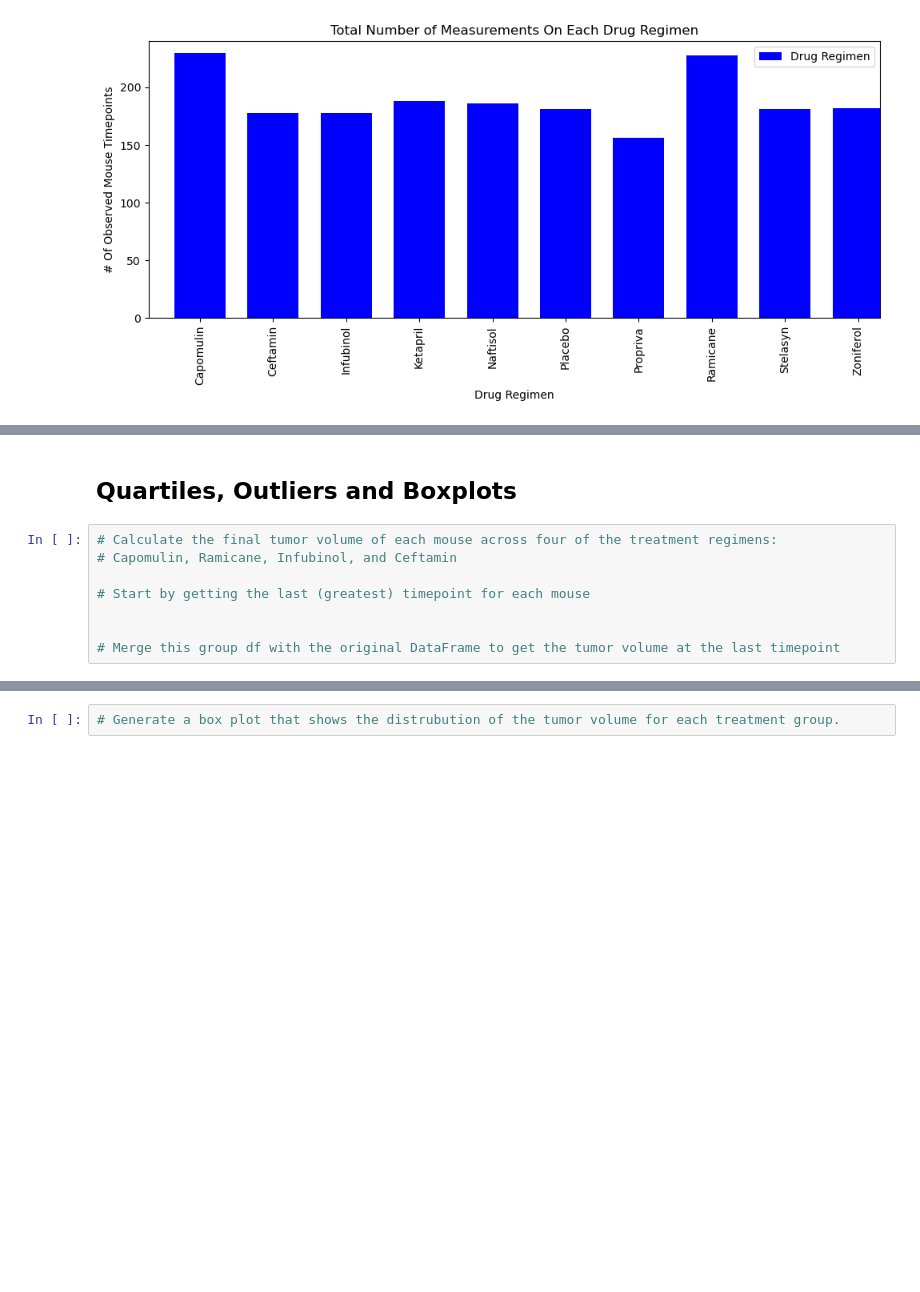
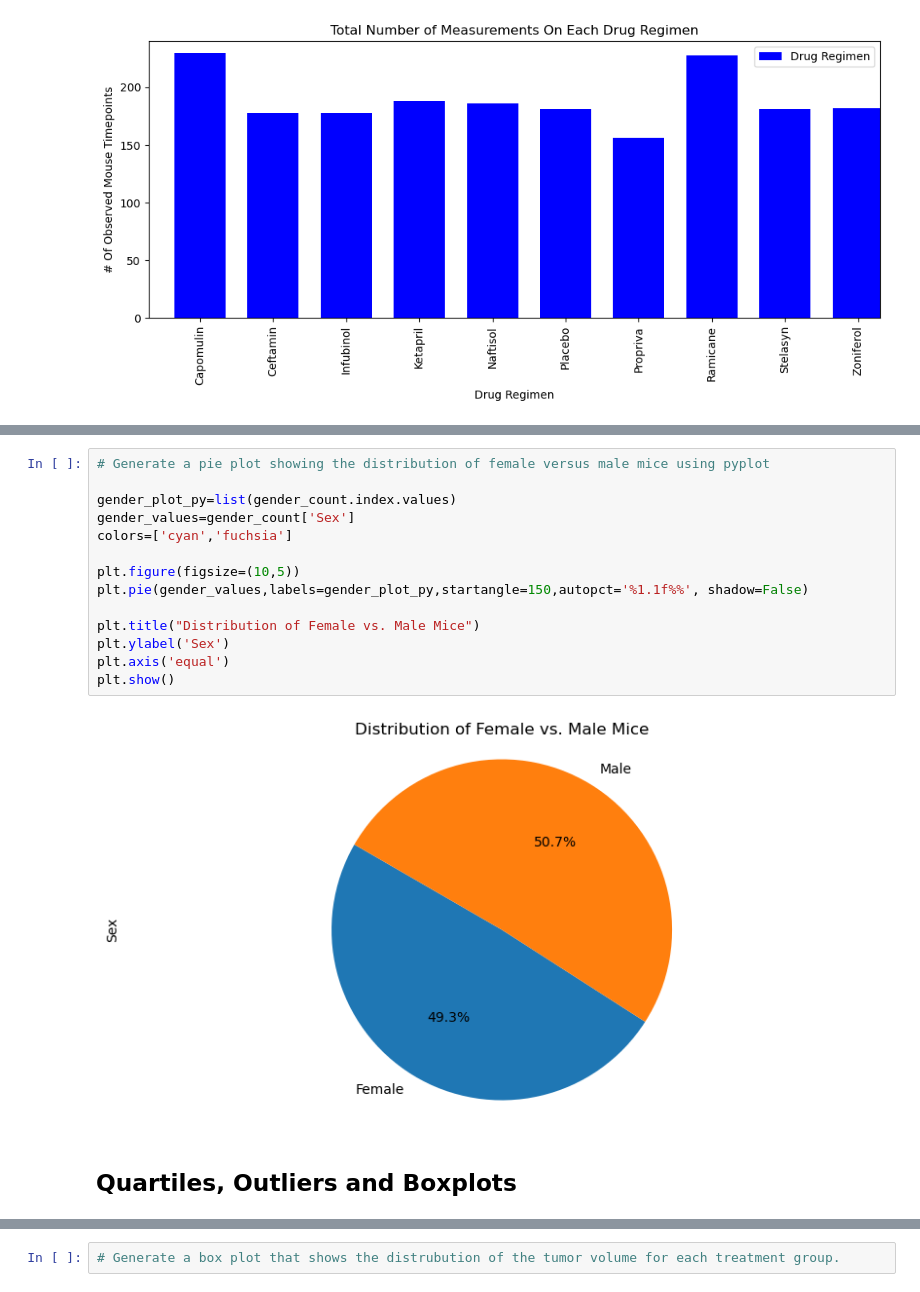
Before and after one commit to AdrianD1021/pymaceuticals, a Jupyter notebook: Starter_Code/Pymaceuticals/pymaceuticals_starter.ipynb, the cells around one changed output, grey strips where cells are left out. Saved outputs shown, nothing was run; the diff lists cells and outputs as text; blank space fills up the shorter version.

```diff
--- a/Starter_Code/Pymaceuticals/pymaceuticals_starter.ipynb
+++ b/Starter_Code/Pymaceuticals/pymaceuticals_starter.ipynb
@@ -189,10 +185,18 @@ plt.show()
+# %%
+# Generate a pie plot showing the distribution of female versus male mice using pyplot
+
+gender_plot_py=list(gender_count.index.values)
+gender_values=gender_count['Sex']
+colors=['cyan','fuchsia']
+
+plt.figure(figsize=(10,5))
+plt.pie(gender_values,labels=gender_plot_py,startangle=150,autopct='%1.1f%%', shadow=False)
+
+plt.title("Distribution of Female vs. Male Mice")
+plt.ylabel('Sex')
+plt.axis('equal')
+plt.show()
+# %% [output]
+[figure, added]
 # %% [markdown]
 ## Quartiles, Outliers and Boxplots
-# %%
-# Calculate the final tumor volume of each mouse across four of the treatment regimens:
-# Capomulin, Ramicane, Infubinol, and Ceftamin
-
-# Start by getting the last (greatest) timepoint for each mouse
-
-
-# Merge this group df with the original DataFrame to get the tumor volume at the last timepoint
```
Also changed, not shown: parts of 11 cells of this notebook.
